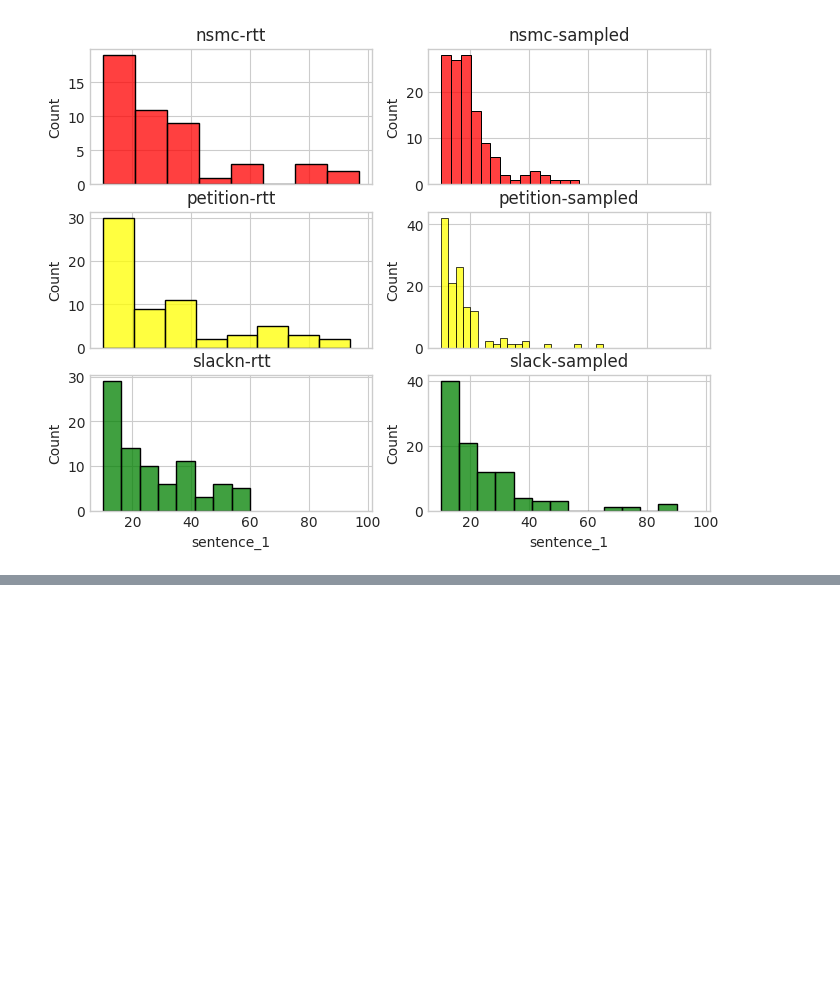
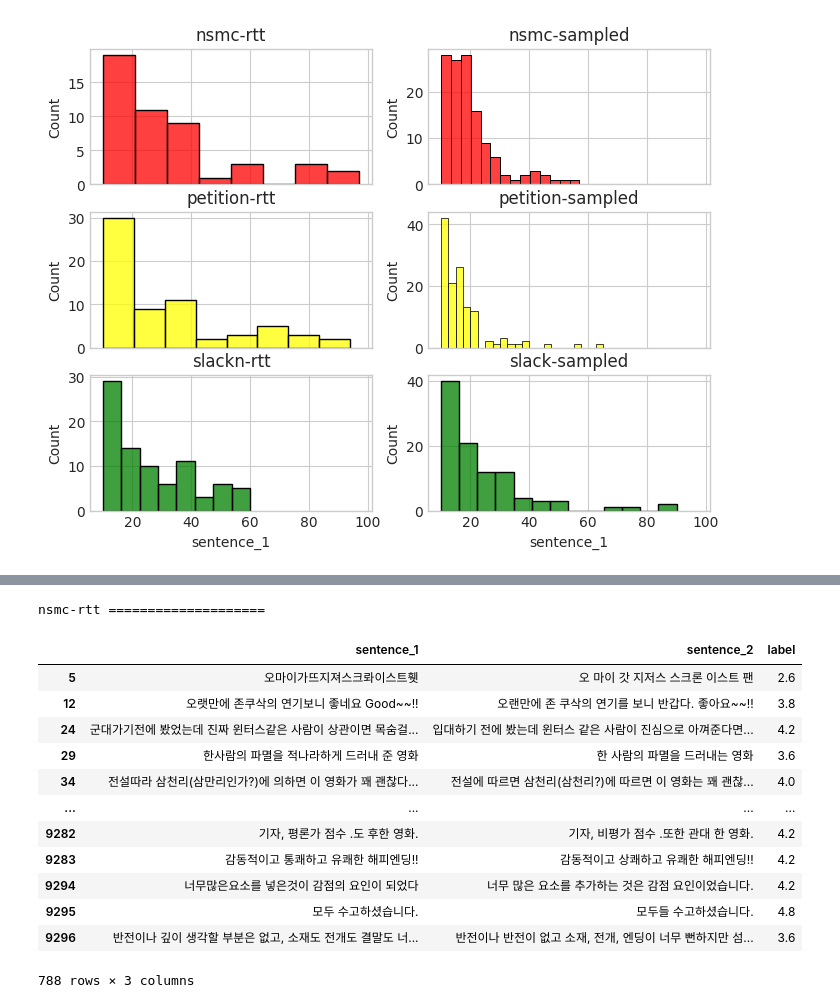
Before and after one commit to i-mprovising/level1_semantictextsimilarity-nlp-06, a Jupyter notebook: data_viz/beom_EDA.ipynb, the cells around one changed output, grey strips where cells are left out. Cells and saved outputs as stored; diff of their text form; code cells hidden in the pictures; blank space fills up the shorter version.

```diff
--- a/data_viz/beom_EDA.ipynb
+++ b/data_viz/beom_EDA.ipynb
@@ -311,0 +365,18 @@ plt.show()
+# %%
+print('nsmc-rtt', "="*20)
+train_df[train_df['source'] == 'nsmc-rtt'][train_df.columns[2:-1]]
+# %% [output]
+nsmc-rtt ====================
+|  | sentence_1 | sentence_2 | label |
+| 5 | 오마이가뜨지져스크롸이스트휏 | 오 마이 갓 지저스 스크론 이스트 팬 | 2.6 |
+| 12 | 오랫만에 존쿠삭의 연기보니 좋네요 Good~~!! | 오랜만에 존 쿠삭의 연기를 보니 반갑다. 좋아요~~!! | 3.8 |
+| 24 | 군대가기전에 봤었는데 진짜 윈터스같은 사람이 상관이면 목숨걸... | 입대하기 전에 봤는데 윈터스 같은 사람이 진심으로 아껴준다면... | 4.2 |
+| 29 | 한사람의 파멸을 적나라하게 드러내 준 영화 | 한 사람의 파멸을 드러내는 영화 | 3.6 |
+| 34 | 전설따라 삼천리(삼만리인가?)에 의하면 이 영화가 꽤 괜찮다... | 전설에 따르면 삼천리(삼천리?)에 따르면 이 영화는 꽤 괜찮... | 4.0 |
+| ... | ... | ... | ... |
+| 9282 | 기자, 평론가 점수 .도 후한 영화. | 기자, 비평가 점수 .또한 관대 한 영화. | 4.2 |
+| 9283 | 감동적이고 통쾌하고 유쾌한 해피엔딩!! | 감동적이고 상쾌하고 유쾌한 해피엔딩!! | 4.2 |
+| 9294 | 너무많은요소를 넣은것이 감점의 요인이 되었다 | 너무 많은 요소를 추가하는 것은 감점 요인이었습니다. | 4.2 |
+| 9295 | 모두 수고하셨습니다. | 모두들 수고하셨습니다. | 4.8 |
+| 9296 | 반전이나 깊이 생각할 부분은 없고, 소재도 전개도 결말도 너... | 반전이나 반전이 없고 소재, 전개, 엔딩이 너무 뻔하지만 섬... | 3.6 |
+788 rows × 3 columns
```
Also changed, not shown: parts of 12 cells of this notebook, 4 other files.
